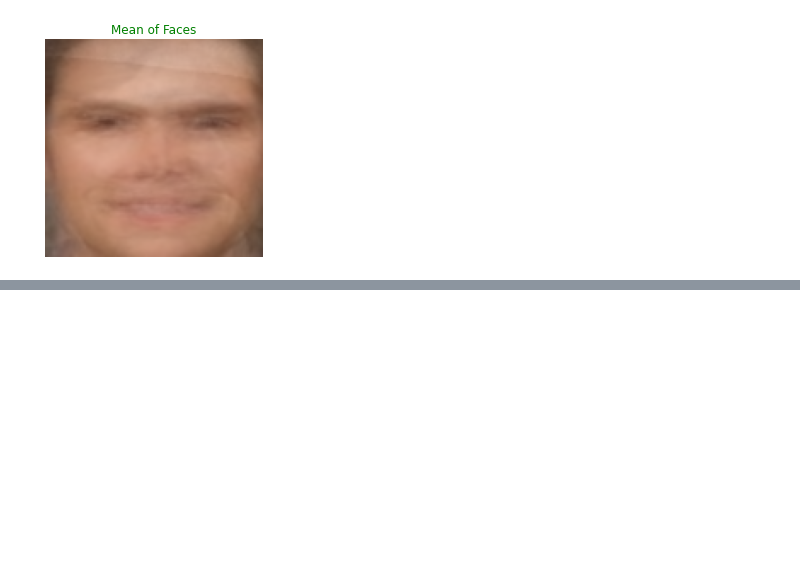
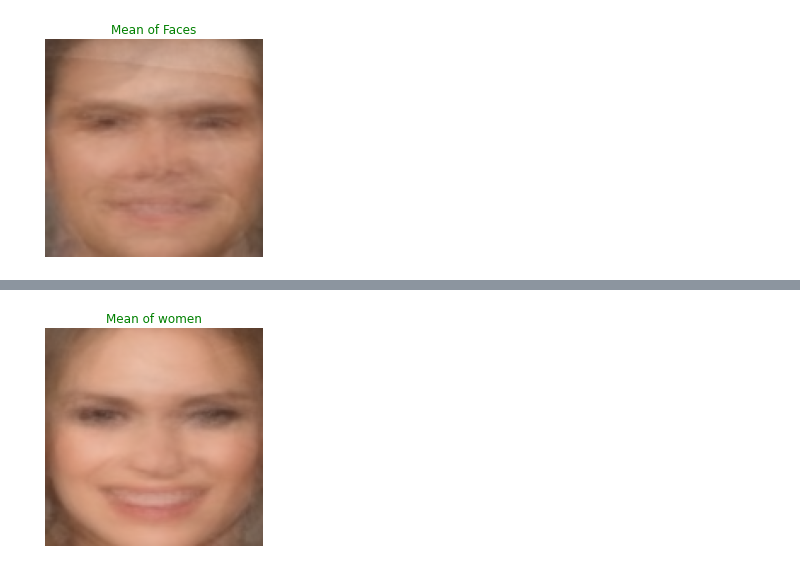
Before and after one commit to Hrushi11/Image_Mean, a Jupyter notebook: Mean_of_Images.ipynb, the cells around one changed output, grey strips where cells are left out. Cells and saved outputs as stored; diff of their text form; code cells hidden in the pictures; blank space fills up the shorter version.

```diff
--- a/Mean_of_Images.ipynb
+++ b/Mean_of_Images.ipynb
@@ -379,0 +442,8 @@ plt.title("Mean of Faces", color="green");
+# %%
+# Plotting the mean image
+mean_img = mean_gen(dir)
+plt.imshow(mean_img/255)
+plt.axis(False)
+plt.title("Mean of women", color="green");
+# %% [output]
+[figure, added]
```
Also changed, not shown: parts of 5 cells of this notebook.
